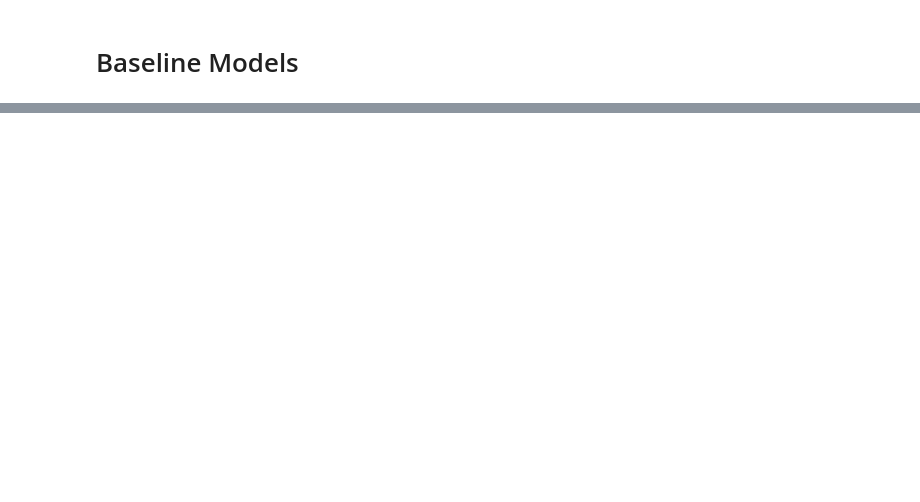
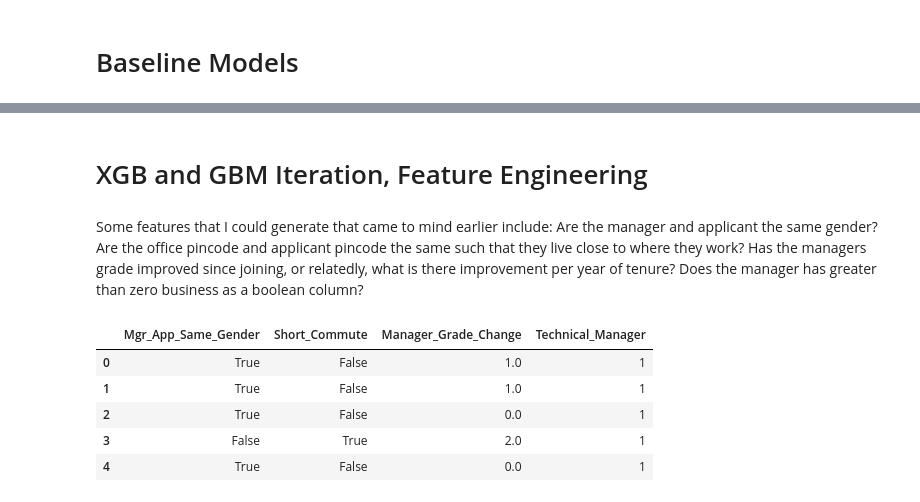
Before and after one commit to mattlegro/Fractal-Training-Capstone, a Jupyter notebook: EDA.ipynb, the cells around one changed output, grey strips where cells are left out. Drawn from its saved outputs; the diff is of its cells as text; code cells hidden in the pictures; blank space fills up the shorter version.

Commit message:
Getting into model iteration.

```diff
--- a/EDA.ipynb
+++ b/EDA.ipynb
@@ -752 +786,4 @@ sns.pairplot(data = train_set_predictors)
+# %%
+train_set_predictors = train_set_predictors.drop(columns = ['Manager_Num_Products2','Manager_Business2'])
+test_predictors = test_predictors.drop(columns = ['Manager_Num_Products2','Manager_Business2'])
 # %% [markdown]
@@ -755,0 +1033,19 @@ Okay! We have dealt with all the missing values, and prepared categorical featur
+# %% [markdown]
+# XGB and GBM Iteration, Feature Engineering
+# %% [markdown]
+Some features that I could generate that came to mind earlier include: Are the manager and applicant the same gender? Are the office pincode and applicant pincode the same such that they live close to where they work? Has the managers grade improved since joining, or relatedly, what is there improvement per year of tenure? Does the manager has greater than zero business as a boolean column?
+# %%
+features_df = pd.DataFrame()
+features_df['Mgr_App_Same_Gender'] = train_set.Applicant_Gender == train_set.Manager_Gender
+features_df['Short_Commute'] = train_set.Applicant_City_PIN == train_set.Office_PIN
+features_df['Manager_Grade_Change'] = train_set_predictors.Manager_Current_Designation - train_set_predictors.Manager_Joining_Designation
+features_df['Technical_Manager'] = train_set.Manager_Business.apply(lambda x: 1 if x > 0 else 0)
+# %%
+features_df.head()
+# %% [output]
+|  | Mgr_App_Same_Gender | Short_Commute | Manager_Grade_Change | Technical_Manager |
+| 0 | True | False | 1.0 | 1 |
+| 1 | True | False | 1.0 | 1 |
+| 2 | True | False | 0.0 | 1 |
+| 3 | False | True | 2.0 | 1 |
+| 4 | True | False | 0.0 | 1 |
```
Also changed, not shown: parts of 34 cells of this notebook.
